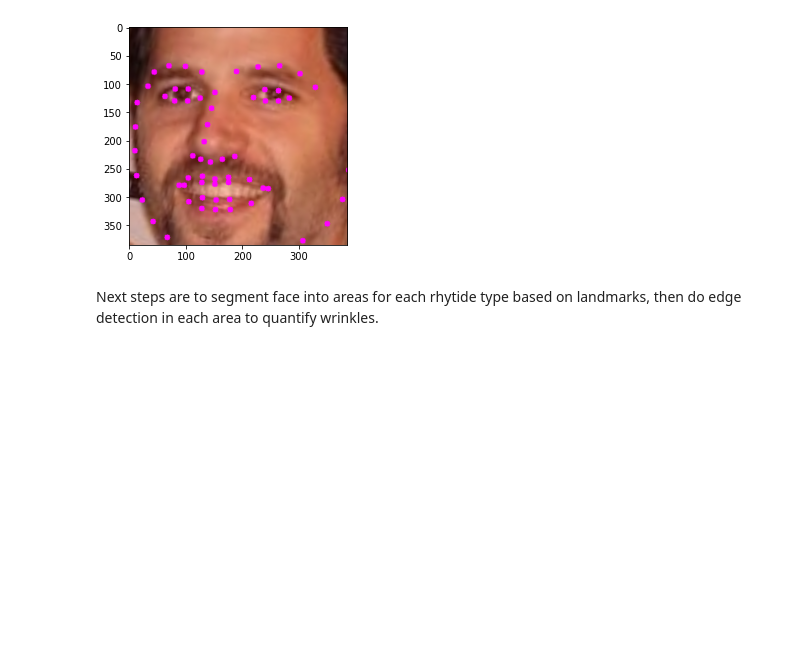
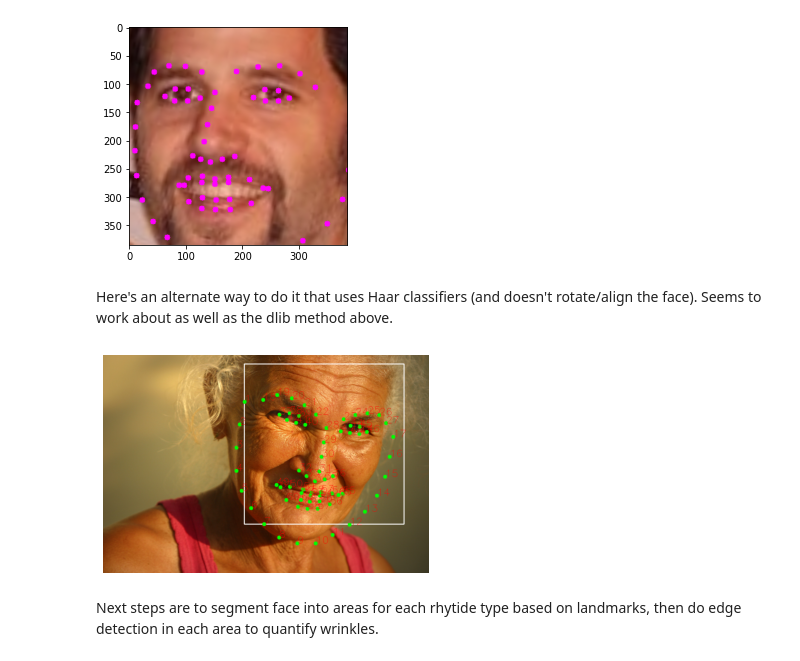
Before and after one commit to tomreitz/cs766-computer-vision-project, a Jupyter notebook: code/OpenCV_dlib_tests.ipynb, the cells around one changed output. Drawn from its saved outputs; the diff is of its cells as text; code cells hidden in the pictures; blank space fills up the shorter version.

Commit message:
Updating to include Haar filter test

```diff
--- a/code/OpenCV_dlib_tests.ipynb
+++ b/code/OpenCV_dlib_tests.ipynb
@@ -155,4 +155,51 @@ else:
         plt.imshow(convertToRGB(cropped))
 # %% [output]
 [figure]
+# %% [markdown]
+Here's an alternate way to do it that uses Haar classifiers (and doesn't rotate/align the face). Seems to work about as well as the dlib method above.
+# %%
+# code borrowed from https://medium.com/analytics-vidhya/facial-landmarks-and-face-detection-in-python-with-opencv-73979391f30e
+haarcascade = "haarcascade_frontalface_alt2.xml"
+detector = cv2.CascadeClassifier(haarcascade)
+
+img = cv2.imread('pexels-photo-638196.jpeg')
+#img = cv2.imread('Elderly_Gambian_woman_face_portrait.jpg')
+#img = cv2.imread('Gardengnome_face.jpg')
+#img = cv2.imread('Ami_Bera_wearing_face_mask_-_May_15_2020.jpg')
+#img = cv2.imread('Michael_Shapiro_NYTF.jpg')
+height, width = img.shape[:2]
+# scale every image to max 800 pixels in either dimension
+if height>width: scale = 1000/height
+else: scale = 1000/width
+s_height, s_width = round(height*scale), round(width*scale)
+img = cv2.resize(img, (s_width, s_height))
+#plt.imshow(convertToRGB(img))
+gray_img = cv2.cvtColor(img, cv2.COLOR_BGR2GRAY)
+
+faces = detector.detectMultiScale(gray_img)
+for face in faces:
+#     save the coordinates in x, y, w, d variables
+    (x,y,w,d) = face
+    # Draw a white coloured rectangle around each face using the face's coordinates
+    # on the "image_template" with the thickness of 2
+    cv2.rectangle(img,(x,y),(x+w, y+d),(255, 255, 255), 2)
+
+if len(faces)>0:
+    LBFmodel = "lbfmodel.yaml"
+    landmark_detector  = cv2.face.createFacemarkLBF()
+    landmark_detector.loadModel(LBFmodel)
+
+    _, landmarks = landmark_detector.fit(gray_img, faces)
+    for landmark in landmarks:
+        i = 1
+        for x,y in landmark[0]:
+            cv2.circle(img, (x, y), 6, (0, 255, 0), -1)
+            cv2.putText(img,str(i), (x,y), cv2.FONT_HERSHEY_SIMPLEX, 1, (0,0,255))
+            i += 1
+    plt.axis("off")
+    plt.imshow(convertToRGB(img))
+else:
+    print('No faces found :(')
+# %% [output]
+[figure, added]
 # %% [markdown]
```
Also changed, not shown: parts of 1 cell of this notebook.
